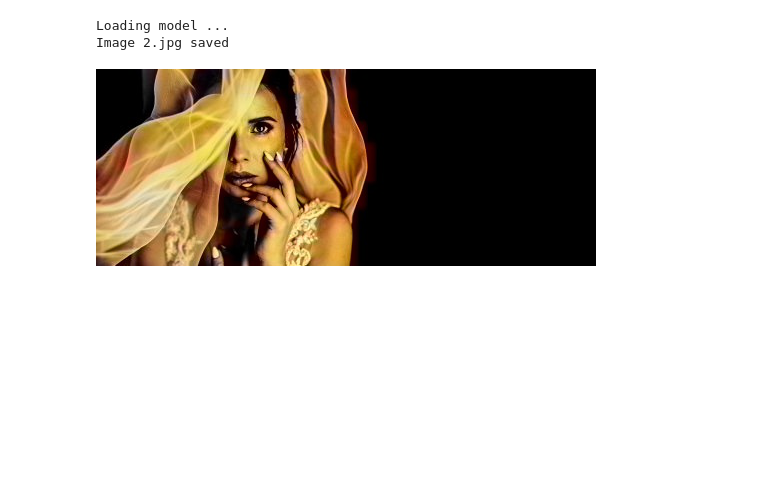
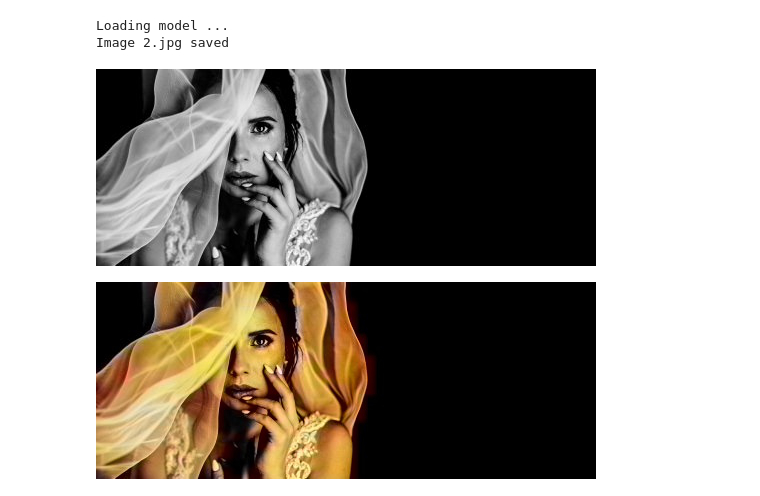
Before and after one commit to AraKchrUser/master-class_kolosok, a Jupyter notebook: master-class.ipynb, the cells around one changed output. Drawn from its saved outputs; the diff is of its cells as text; code cells hidden in the pictures; blank space fills up the shorter version.

```diff
--- a/master-class.ipynb
+++ b/master-class.ipynb
@@ -273,6 +273,16 @@ colorize_image(net, '1.jpg', '2.jpg')
 # %% [output]
 Loading model ...
 Image 2.jpg saved
+# %%
+import PIL
+from PIL import Image
+
+im = Image.open('1.jpg')
+size = im.size
+im = im.resize((size[0], size[1]))
+im
+# %% [output]
+[figure, added]
 # %%
 import PIL
 from PIL import Image
```
